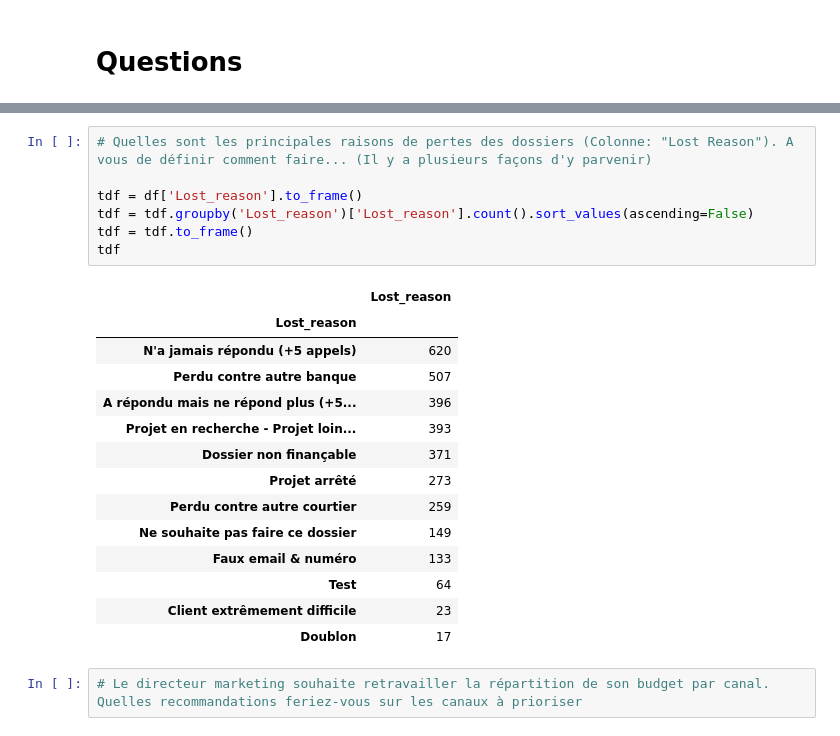
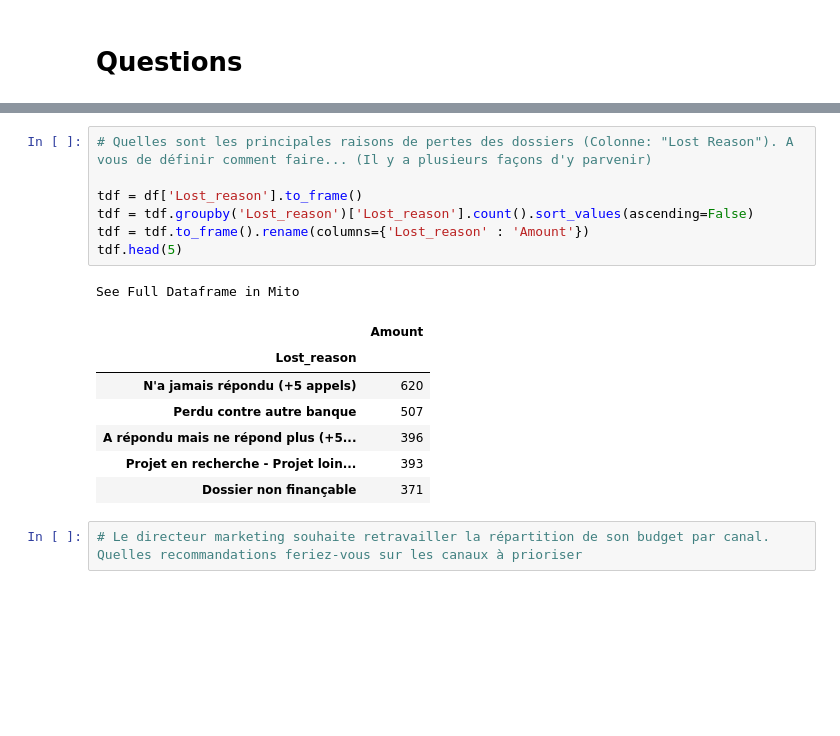
Before and after one commit to Camille9999/Exercices-SIMPLON-IA3, a Jupyter notebook: Exercices S7/08-11-2022/Exercice CRM_data.ipynb, the cells around one changed output, grey strips where cells are left out. Saved outputs shown, nothing was run; the diff lists cells and outputs as text; blank space fills up the shorter version.

```diff
--- a/Exercices S7/08-11-2022/Exercice CRM_data.ipynb
+++ b/Exercices S7/08-11-2022/Exercice CRM_data.ipynb
@@ -245,25 +244,19 @@ tdf.plot()
 # %%
 # Quelles sont les principales raisons de pertes des dossiers (Colonne: "Lost Reason"). A vous de définir comment faire... (Il y a plusieurs façons d'y parvenir)
 
 tdf = df['Lost_reason'].to_frame()
 tdf = tdf.groupby('Lost_reason')['Lost_reason'].count().sort_values(ascending=False)
-tdf = tdf.to_frame()
-tdf
+tdf = tdf.to_frame().rename(columns={'Lost_reason' : 'Amount'})
+tdf.head(5)
 # %% [output]
+See Full Dataframe in Mito
-|  | Lost_reason |
+|  | Amount |
 | Lost_reason |  |
 | N'a jamais répondu (+5 appels) | 620 |
 | Perdu contre autre banque | 507 |
 | A répondu mais ne répond plus (+5... | 396 |
 | Projet en recherche - Projet loin... | 393 |
 | Dossier non finançable | 371 |
-| Projet arrêté | 273 |
-| Perdu contre autre courtier | 259 |
-| Ne souhaite pas faire ce dossier | 149 |
-| Faux email & numéro | 133 |
-| Test | 64 |
-| Client extrêmement difficile | 23 |
-| Doublon | 17 |
 # %%
 # Le directeur marketing souhaite retravailler la répartition de son budget par canal. Quelles recommandations feriez-vous sur les canaux à prioriser
 # %% [markdown]
```
Also changed, not shown: parts of 8 cells of this notebook, 6 other files.
